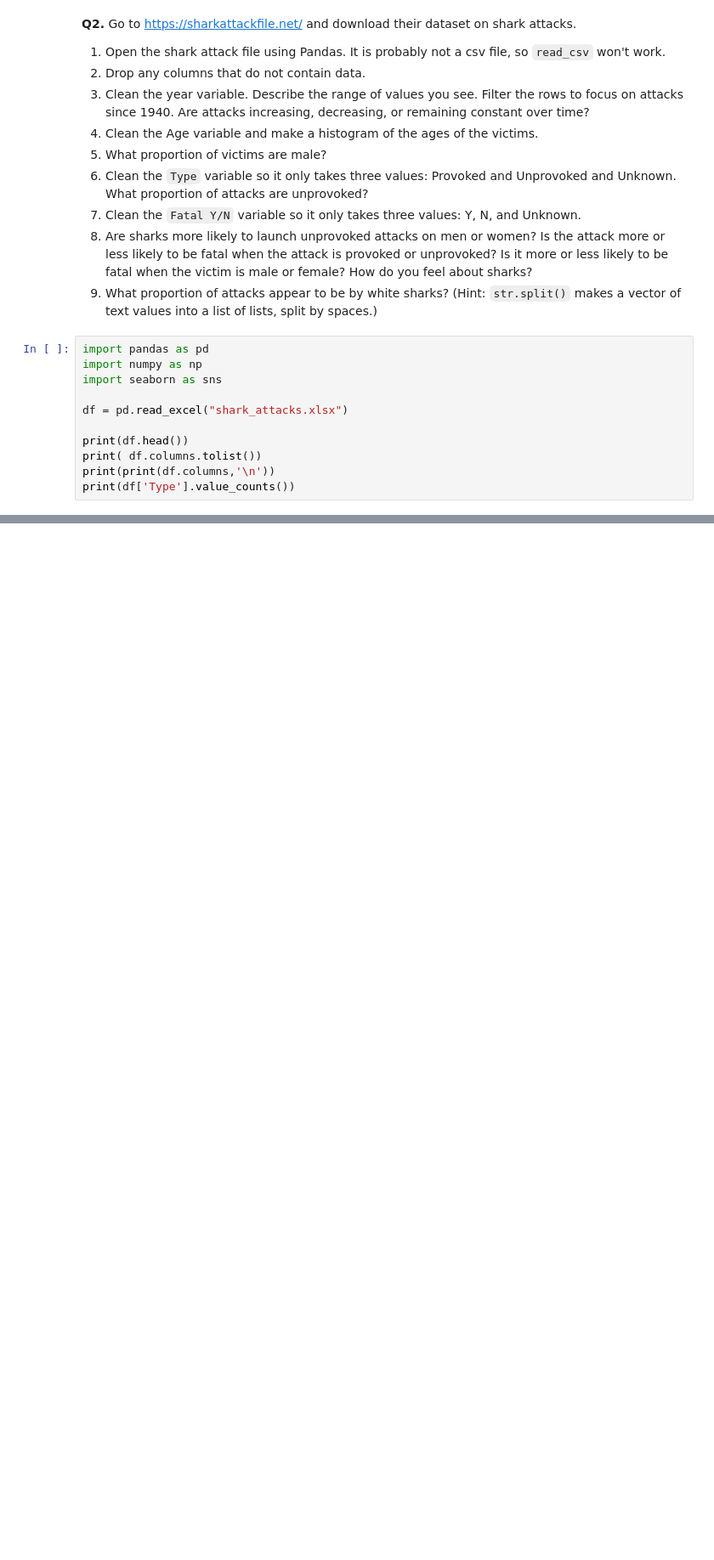
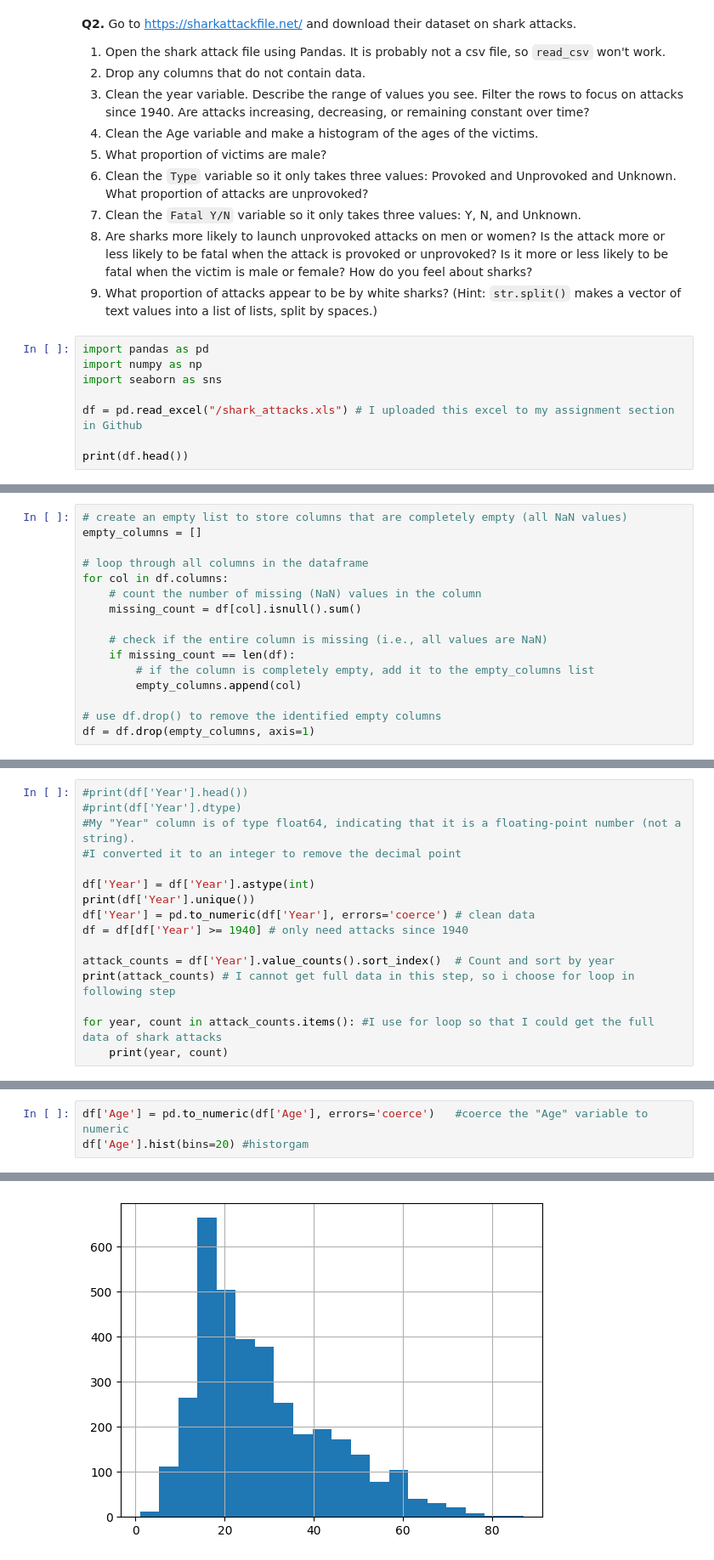
Before and after one commit to KeerHu73/wrangling, a Jupyter notebook: assignment/assignment.ipynb, the cells around one changed output, grey strips where cells are left out. Shown at 85% size. Saved outputs shown, nothing was run; the diff lists cells and outputs as text; blank space fills up the shorter version.

```diff
--- a/assignment/assignment.ipynb
+++ b/assignment/assignment.ipynb
@@ -245,10 +245,7 @@ import pandas as pd
 import numpy as np
 import seaborn as sns
 
-df = pd.read_excel("shark_attacks.xlsx")
+df = pd.read_excel("/shark_attacks.xls") # I uploaded this excel to my assignment section in Github
 
 print(df.head())
-print( df.columns.tolist())
-print(print(df.columns,'\n'))
-print(df['Type'].value_counts())
 # %% [output]
@@ -255,0 +271,16 @@ FileNotFoundError: [Errno 2] No such file or directory: 'shark_attacks.xlsx'
+# %%
+# create an empty list to store columns that are completely empty (all NaN values)
+empty_columns = []
+
+# loop through all columns in the dataframe
+for col in df.columns:
+    # count the number of missing (NaN) values in the column
+    missing_count = df[col].isnull().sum()
+
+    # check if the entire column is missing (i.e., all values are NaN)
+    if missing_count == len(df):
+        # if the column is completely empty, add it to the empty_columns list
+        empty_columns.append(col)
+
+# use df.drop() to remove the identified empty columns
+df = df.drop(empty_columns, axis=1)
@@ -255,0 +289,16 @@ FileNotFoundError: [Errno 2] No such file or directory: 'shark_attacks.xlsx'
+# %%
+#print(df['Year'].head())
+#print(df['Year'].dtype)
+#My "Year" column is of type float64, indicating that it is a floating-point number (not a string).
+#I converted it to an integer to remove the decimal point
+
+df['Year'] = df['Year'].astype(int)
+print(df['Year'].unique())
+df['Year'] = pd.to_numeric(df['Year'], errors='coerce') # clean data
+df = df[df['Year'] >= 1940] # only need attacks since 1940
+
+attack_counts = df['Year'].value_counts().sort_index()  # Count and sort by year
+print(attack_counts) # I cannot get full data in this step, so i choose for loop in following step
+
+for year, count in attack_counts.items(): #I use for loop so that I could get the full data of shark attacks
+    print(year, count)
@@ -255,0 +327,4 @@ FileNotFoundError: [Errno 2] No such file or directory: 'shark_attacks.xlsx'
+# %%
+df['Age'] = pd.to_numeric(df['Age'], errors='coerce')   #coerce the "Age" variable to numeric
+df['Age'].hist(bins=20) #historgam
+# %% [output]
@@ -255,0 +332 @@ FileNotFoundError: [Errno 2] No such file or directory: 'shark_attacks.xlsx'
+[figure, added]
```
Also changed, not shown: parts of 14 cells of this notebook.
